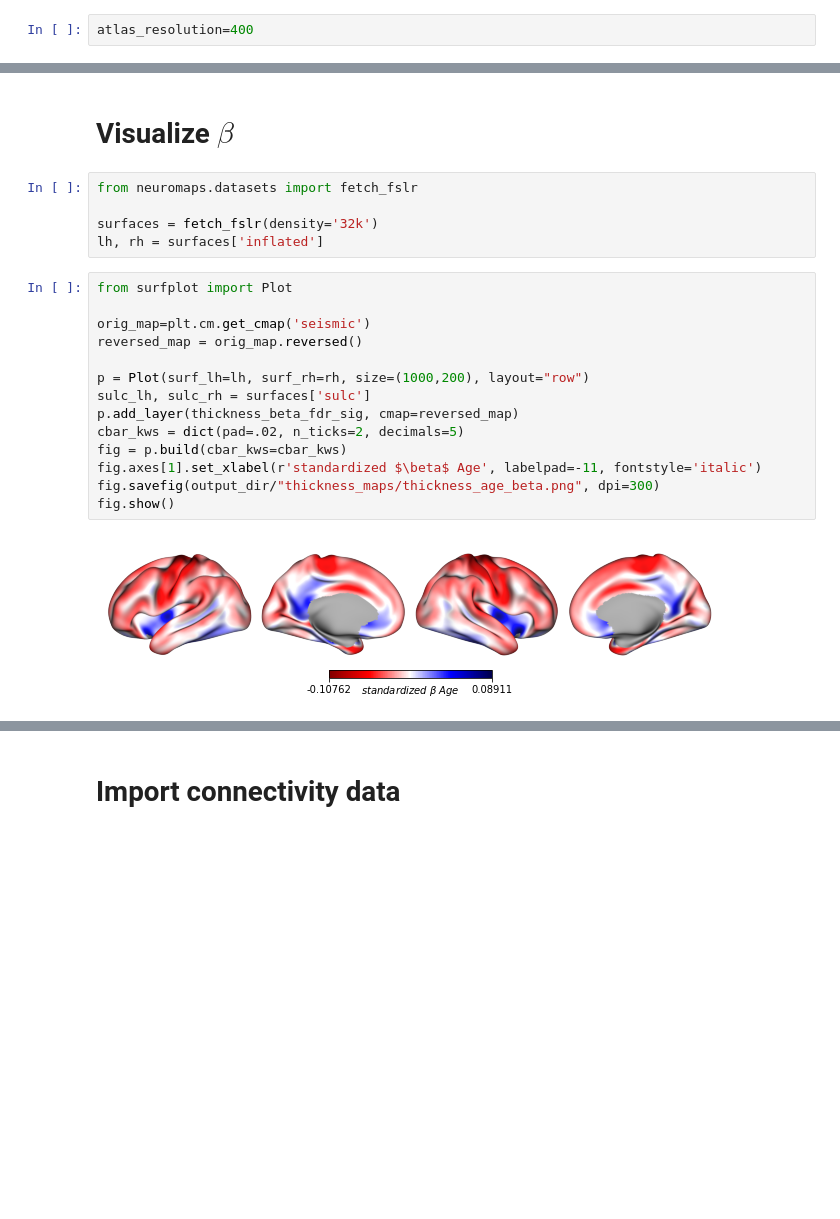
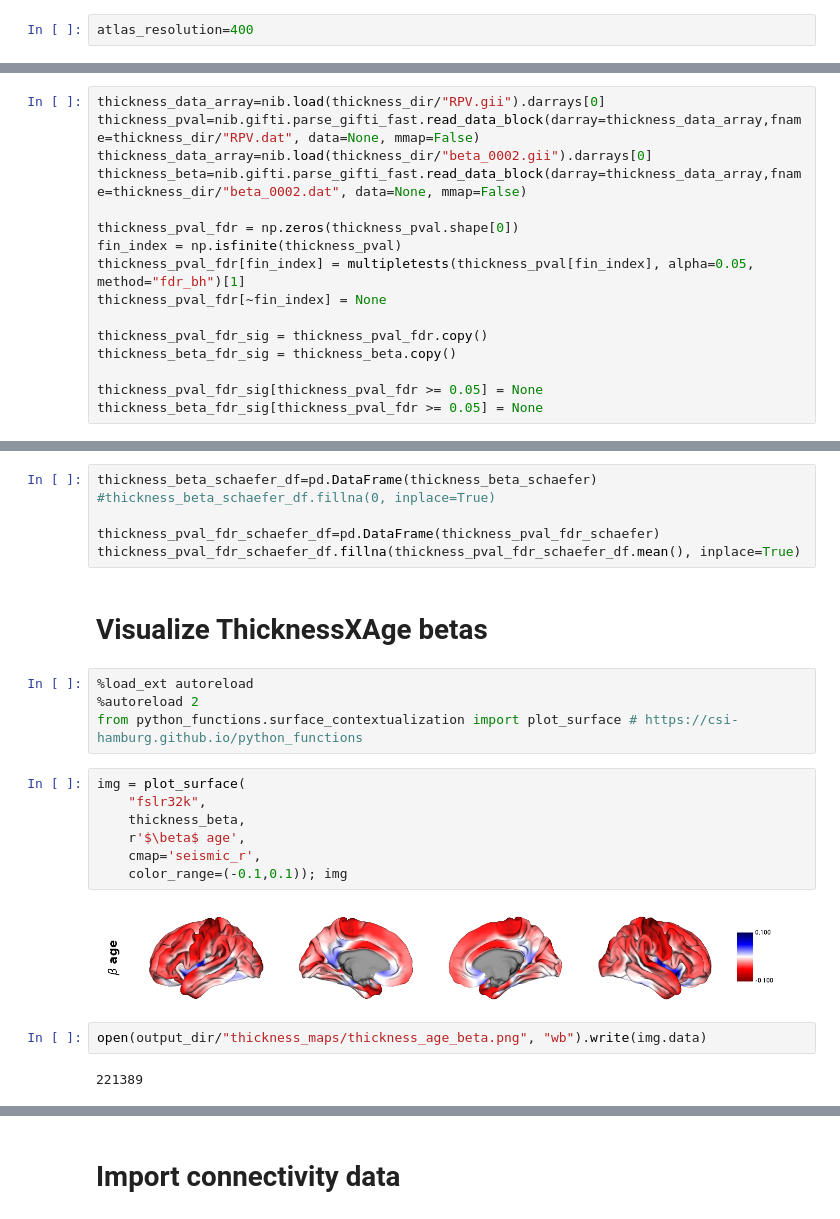
Before and after one commit to csi-hamburg/2022_petersen_aging_ct_connectivity, a Jupyter notebook: spatial_correlation_analysis.ipynb, the cells around one changed output, grey strips where cells are left out. Saved outputs shown, nothing was run; the diff lists cells and outputs as text; blank space fills up the shorter version.

```diff
--- a/spatial_correlation_analysis.ipynb
+++ b/spatial_correlation_analysis.ipynb
@@ -26 +31,17 @@ thickness_beta=nib.gifti.parse_gifti_fast.read_data_block(darray=thickness_data_
+# %%
+thickness_data_array=nib.load(thickness_dir/"RPV.gii").darrays[0]
+thickness_pval=nib.gifti.parse_gifti_fast.read_data_block(darray=thickness_data_array,fname=thickness_dir/"RPV.dat", data=None, mmap=False)
+thickness_data_array=nib.load(thickness_dir/"beta_0002.gii").darrays[0]
+thickness_beta=nib.gifti.parse_gifti_fast.read_data_block(darray=thickness_data_array,fname=thickness_dir/"beta_0002.dat", data=None, mmap=False)
+
+thickness_pval_fdr = np.zeros(thickness_pval.shape[0])
+fin_index = np.isfinite(thickness_pval)
+thickness_pval_fdr[fin_index] = multipletests(thickness_pval[fin_index], alpha=0.05, method="fdr_bh")[1]
+thickness_pval_fdr[~fin_index] = None
+
+thickness_pval_fdr_sig = thickness_pval_fdr.copy()
+thickness_beta_fdr_sig = thickness_beta.copy()
+
+thickness_pval_fdr_sig[thickness_pval_fdr >= 0.05] = None
+thickness_beta_fdr_sig[thickness_pval_fdr >= 0.05] = None
 # %% [markdown]
@@ -34,23 +62,25 @@ thickness_beta_schaefer = surface_to_parcel(thickness_beta, f'schaefer_{atlas_re
+# %%
+thickness_beta_schaefer_df=pd.DataFrame(thickness_beta_schaefer)
+#thickness_beta_schaefer_df.fillna(0, inplace=True)
+
+thickness_pval_fdr_schaefer_df=pd.DataFrame(thickness_pval_fdr_schaefer)
+thickness_pval_fdr_schaefer_df.fillna(thickness_pval_fdr_schaefer_df.mean(), inplace=True)
 # %% [markdown]
-# Visualize $\beta$
+# Visualize ThicknessXAge betas
-# %%
-from neuromaps.datasets import fetch_fslr
-
-surfaces = fetch_fslr(density='32k')
-lh, rh = surfaces['inflated']
-# %%
-from surfplot import Plot
-
-orig_map=plt.cm.get_cmap('seismic')
-reversed_map = orig_map.reversed()
-
-p = Plot(surf_lh=lh, surf_rh=rh, size=(1000,200), layout="row")
-sulc_lh, sulc_rh = surfaces['sulc']
-p.add_layer(thickness_beta_fdr_sig, cmap=reversed_map)
-cbar_kws = dict(pad=.02, n_ticks=2, decimals=5)
-fig = p.build(cbar_kws=cbar_kws)
-fig.axes[1].set_xlabel(r'standardized $\beta$ Age', labelpad=-11, fontstyle='italic')
-fig.savefig(output_dir/"thickness_maps/thickness_age_beta.png", dpi=300)
-fig.show()
-# %% [output]
-[figure, removed]
+# %%
+%load_ext autoreload
+%autoreload 2
+from python_functions.surface_contextualization import plot_surface # https://csi-hamburg.github.io/python_functions
+# %%
+img = plot_surface(
+    "fslr32k",
+    thickness_beta,
+    r'$\beta$ age',
+    cmap='seismic_r',
+    color_range=(-0.1,0.1)); img
+# %% [output]
+[figure, added]
+# %%
+open(output_dir/"thickness_maps/thickness_age_beta.png", "wb").write(img.data)
+# %% [output]
+221389
```
Also changed, not shown: parts of 88 cells of this notebook, 1 other file.
